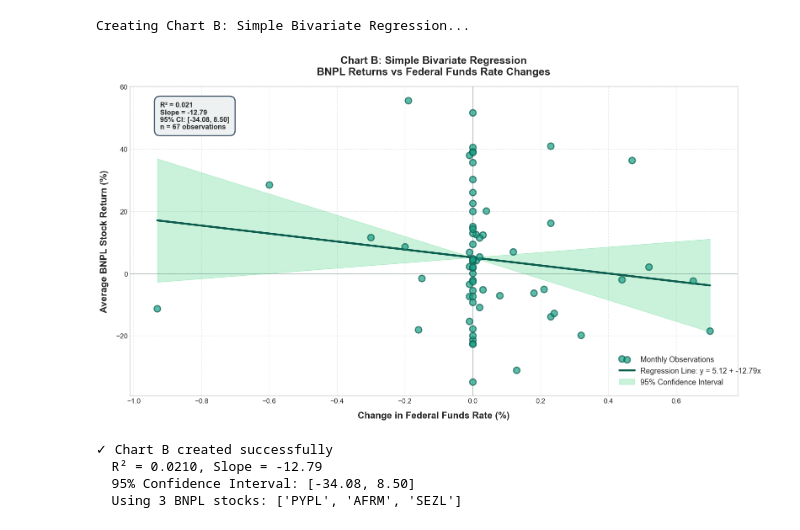
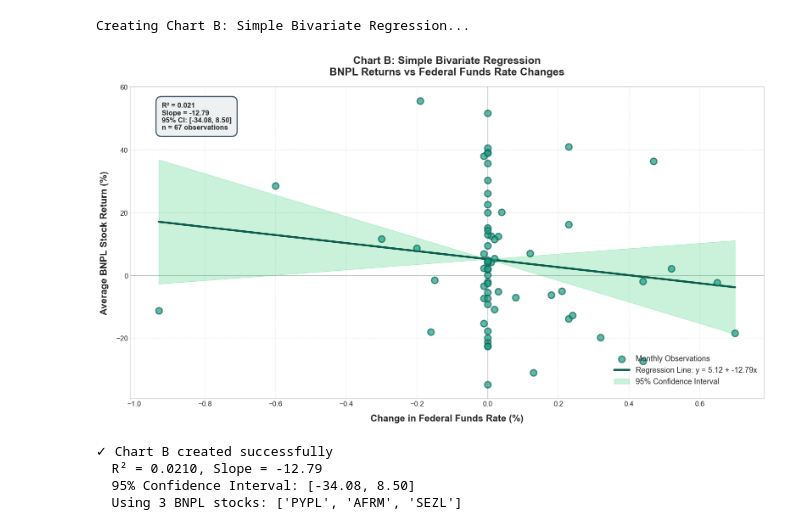
Before and after one commit to llorracc/as.180.369, a Jupyter notebook: contrib/AMonninger/Paper_Restructured/07_appendix.ipynb, the cells around one changed output. Saved outputs shown, nothing was run; the diff lists cells and outputs as text; code cells hidden in the pictures.

```diff
--- a/contrib/AMonninger/Paper_Restructured/07_appendix.ipynb
+++ b/contrib/AMonninger/Paper_Restructured/07_appendix.ipynb
@@ -465,37 +376,37 @@ try:
 
     # Consistent statistics text box
     stats_text = (f'R² = {r2:.3f}\n'
                   f'Slope = {slope:.2f}\n'
                   f'95% CI: [{ci_lower:.2f}, {ci_upper:.2f}]\n'
                   f'n = {n} observations')
     ax.text(0.05, 0.95, stats_text, transform=ax.transAxes,
             fontsize=12, verticalalignment='top', fontweight='bold',
             bbox=dict(boxstyle='round,pad=0.8', facecolor='#ecf0f1',
                      edgecolor='#34495e', linewidth=2, alpha=0.9))
 
-    # Consistent legend positioning - bottom right above x-axis
-    legend = ax.legend(loc='lower right', bbox_to_anchor=(1.05, 0.01), fontsize=13,
+    # Consistent legend positioning - bottom right above x-axis (matching Chart A)
+    legend = ax.legend(loc='lower right', bbox_to_anchor=(1.0, 0.02), fontsize=13,
                        framealpha=0.95, edgecolor='#34495e', fancybox=True, shadow=True)
     legend.get_frame().set_facecolor('white')
-    plt.subplots_adjust(bottom=0.12, right=0.88)
+    plt.subplots_adjust(bottom=0.12, right=0.91)
 
     plt.tight_layout()
     plt.savefig('chart_b_bivariate_regression.png', dpi=300, bbox_inches='tight', facecolor='white')
     plt.show()
 
     print(f"✓ Chart B created successfully")
     print(f"  R² = {r2:.4f}, Slope = {slope:.2f}")
     print(f"  95% Confidence Interval: [{ci_lower:.2f}, {ci_upper:.2f}]")
     print(f"  Using {len(bnpl_tickers)} BNPL stocks: {bnpl_tickers}")
 
 except Exception as e:
     print(f"⚠ Error creating Chart B: {str(e)}")
     import traceback
     print(traceback.format_exc())
     print("Note: This code requires stock data and FRED API access")
 # %% [output]
 Creating Chart B: Simple Bivariate Regression...
-[figure, old version]
+[figure, new version]
 ✓ Chart B created successfully
   R² = 0.0210, Slope = -12.79
   95% Confidence Interval: [-34.08, 8.50]
```
Also changed, not shown: parts of 9 cells of this notebook, 2 other files.
